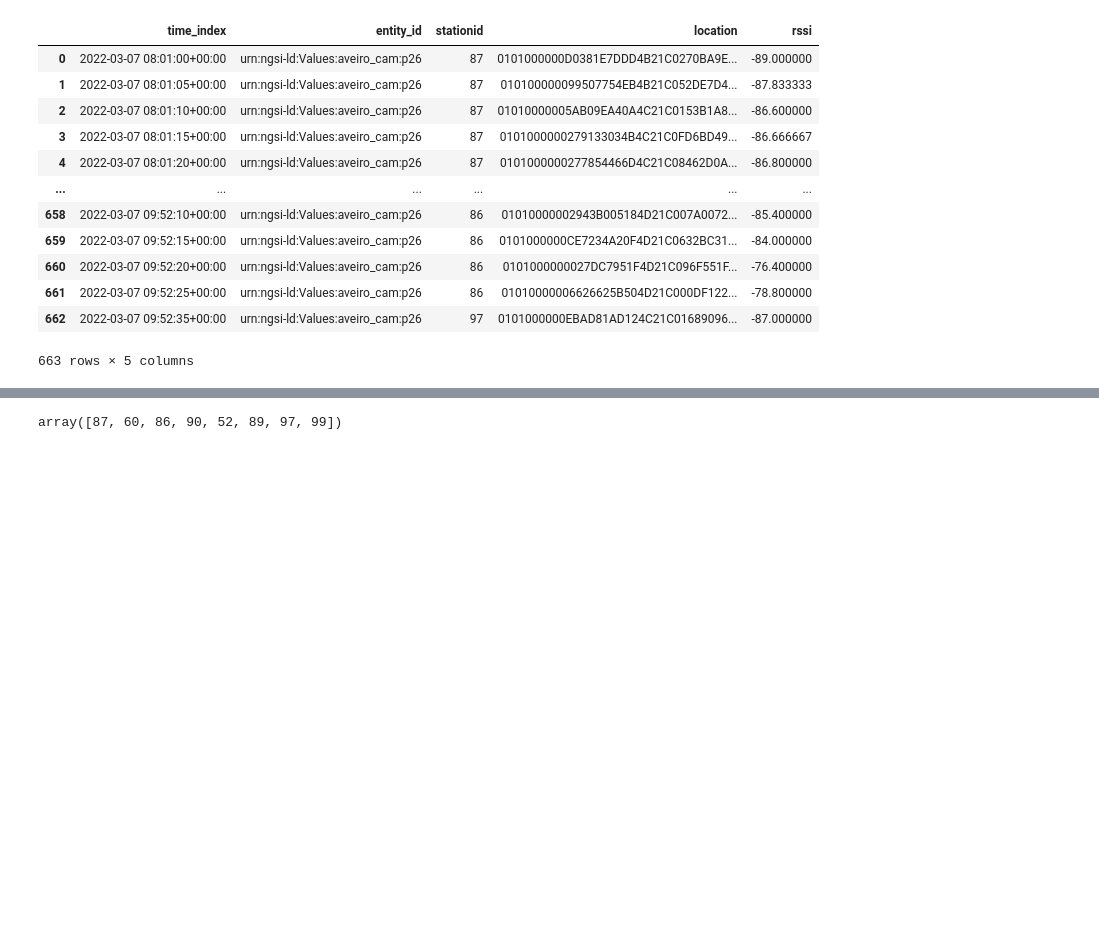
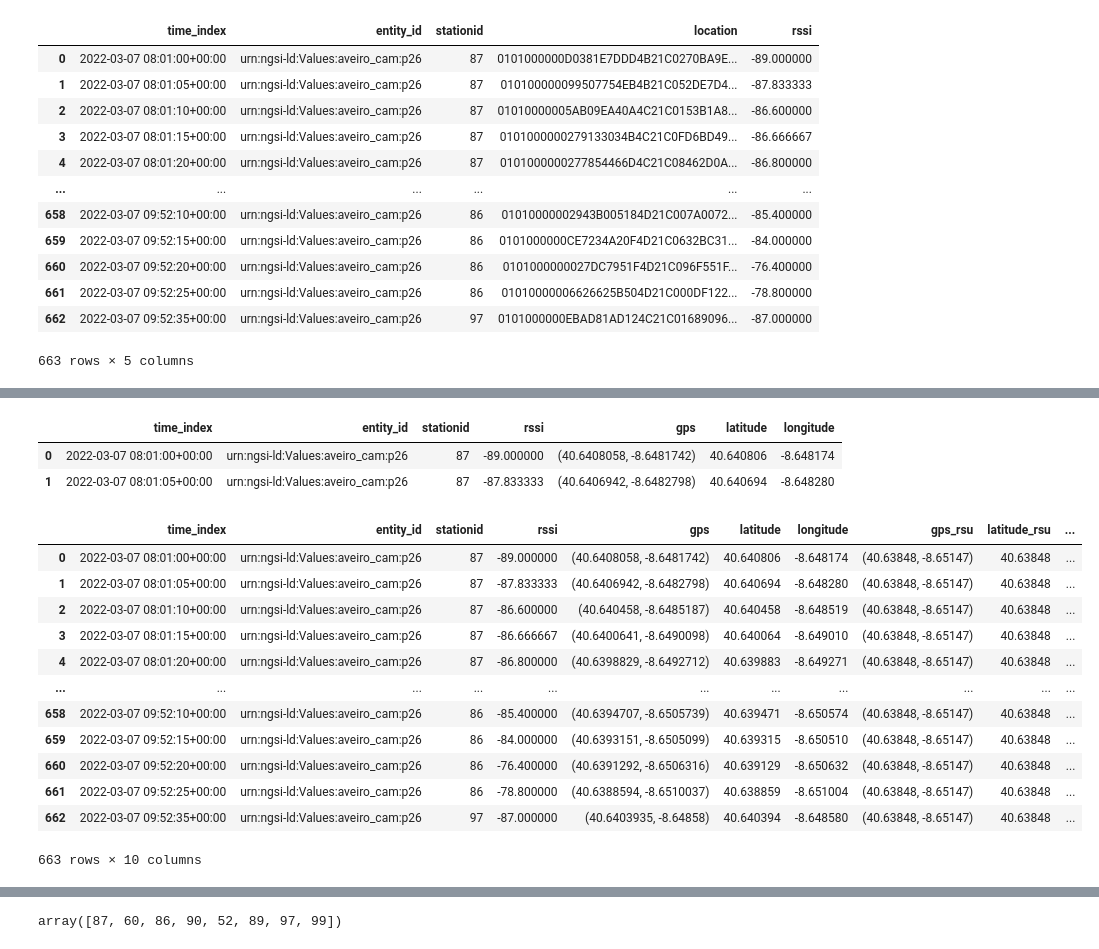
Before and after one commit to anafsa/mobility_data_converter, a Jupyter notebook: notebooks/converter.ipynb, the cells around one changed output, grey strips where cells are left out. Cells and saved outputs as stored; diff of their text form; code cells hidden in the pictures; blank space fills up the shorter version.

```diff
--- a/notebooks/converter.ipynb
+++ b/notebooks/converter.ipynb
@@ -38,3 +38,6 @@ features = ['time_index', 'entity_id', 'location', 'rssi', 'stationid']
 # selected id's
 rsu_ids = ['p3', 'p5', 'p6', 'p26', 'p19']
 obu_ids = [50, 51, 52, 60, 86, 87, 89, 90, 97, 99]
+# %%
+rsu_locations = {'p3':(40.64074, -8.65705), 'p5':(40.64088, -8.65397), 'p6':(40.64161, -8.652827), 'p26':(40.63848, -8.65147), 'p19':(40.64339, -8.65847)}
+rsu_locations
@@ -127,3 +136,30 @@ df.head(2)
 |  | time_index | entity_id | stationid | location | rssi | gps | latitude | longitude |
 | 0 | 2022-03-07 08:01:00+00:00 | urn:ngsi-ld:Values:aveiro_cam:p26 | 87 | 0101000000D0381E7DDD4B21C0270BA9E... | -89.000000 | (40.6408058, -8.6481742) | 40.640806 | -8.648174 |
 | 1 | 2022-03-07 08:01:05+00:00 | urn:ngsi-ld:Values:aveiro_cam:p26 | 87 | 010100000099507754EB4B21C052DE7D4... | -87.833333 | (40.6406942, -8.6482798) | 40.640694 | -8.648280 |
+# %%
+df = df.drop(columns=['location'])
+df.head(2)
+# %% [output]
+|  | time_index | entity_id | stationid | rssi | gps | latitude | longitude |
+| 0 | 2022-03-07 08:01:00+00:00 | urn:ngsi-ld:Values:aveiro_cam:p26 | 87 | -89.000000 | (40.6408058, -8.6481742) | 40.640806 | -8.648174 |
+| 1 | 2022-03-07 08:01:05+00:00 | urn:ngsi-ld:Values:aveiro_cam:p26 | 87 | -87.833333 | (40.6406942, -8.6482798) | 40.640694 | -8.648280 |
+# %%
+# add rsu location
+df['gps_rsu'] = df['entity_id'].str.split(':', expand=True)[4].apply(lambda pid: rsu_locations.get(pid))
+for n, col in enumerate(['latitude_rsu', 'longitude_rsu']): # extract lat, lon from gps
+    df[col] = df['gps_rsu'].apply(lambda location: location[n])
+df
+# %% [output]
+|  | time_index | entity_id | stationid | rssi | gps | latitude | longitude | gps_rsu | latitude_rsu | ... |
+| 0 | 2022-03-07 08:01:00+00:00 | urn:ngsi-ld:Values:aveiro_cam:p26 | 87 | -89.000000 | (40.6408058, -8.6481742) | 40.640806 | -8.648174 | (40.63848, -8.65147) | 40.63848 | ... |
+| 1 | 2022-03-07 08:01:05+00:00 | urn:ngsi-ld:Values:aveiro_cam:p26 | 87 | -87.833333 | (40.6406942, -8.6482798) | 40.640694 | -8.648280 | (40.63848, -8.65147) | 40.63848 | ... |
+| 2 | 2022-03-07 08:01:10+00:00 | urn:ngsi-ld:Values:aveiro_cam:p26 | 87 | -86.600000 | (40.640458, -8.6485187) | 40.640458 | -8.648519 | (40.63848, -8.65147) | 40.63848 | ... |
+| 3 | 2022-03-07 08:01:15+00:00 | urn:ngsi-ld:Values:aveiro_cam:p26 | 87 | -86.666667 | (40.6400641, -8.6490098) | 40.640064 | -8.649010 | (40.63848, -8.65147) | 40.63848 | ... |
+| 4 | 2022-03-07 08:01:20+00:00 | urn:ngsi-ld:Values:aveiro_cam:p26 | 87 | -86.800000 | (40.6398829, -8.6492712) | 40.639883 | -8.649271 | (40.63848, -8.65147) | 40.63848 | ... |
+| ... | ... | ... | ... | ... | ... | ... | ... | ... | ... | ... |
+| 658 | 2022-03-07 09:52:10+00:00 | urn:ngsi-ld:Values:aveiro_cam:p26 | 86 | -85.400000 | (40.6394707, -8.6505739) | 40.639471 | -8.650574 | (40.63848, -8.65147) | 40.63848 | ... |
+| 659 | 2022-03-07 09:52:15+00:00 | urn:ngsi-ld:Values:aveiro_cam:p26 | 86 | -84.000000 | (40.6393151, -8.6505099) | 40.639315 | -8.650510 | (40.63848, -8.65147) | 40.63848 | ... |
+| 660 | 2022-03-07 09:52:20+00:00 | urn:ngsi-ld:Values:aveiro_cam:p26 | 86 | -76.400000 | (40.6391292, -8.6506316) | 40.639129 | -8.650632 | (40.63848, -8.65147) | 40.63848 | ... |
+| 661 | 2022-03-07 09:52:25+00:00 | urn:ngsi-ld:Values:aveiro_cam:p26 | 86 | -78.800000 | (40.6388594, -8.6510037) | 40.638859 | -8.651004 | (40.63848, -8.65147) | 40.63848 | ... |
+| 662 | 2022-03-07 09:52:35+00:00 | urn:ngsi-ld:Values:aveiro_cam:p26 | 97 | -87.000000 | (40.6403935, -8.64858) | 40.640394 | -8.648580 | (40.63848, -8.65147) | 40.63848 | ... |
+663 rows × 10 columns
```
Also changed, not shown: parts of 5 cells of this notebook.
